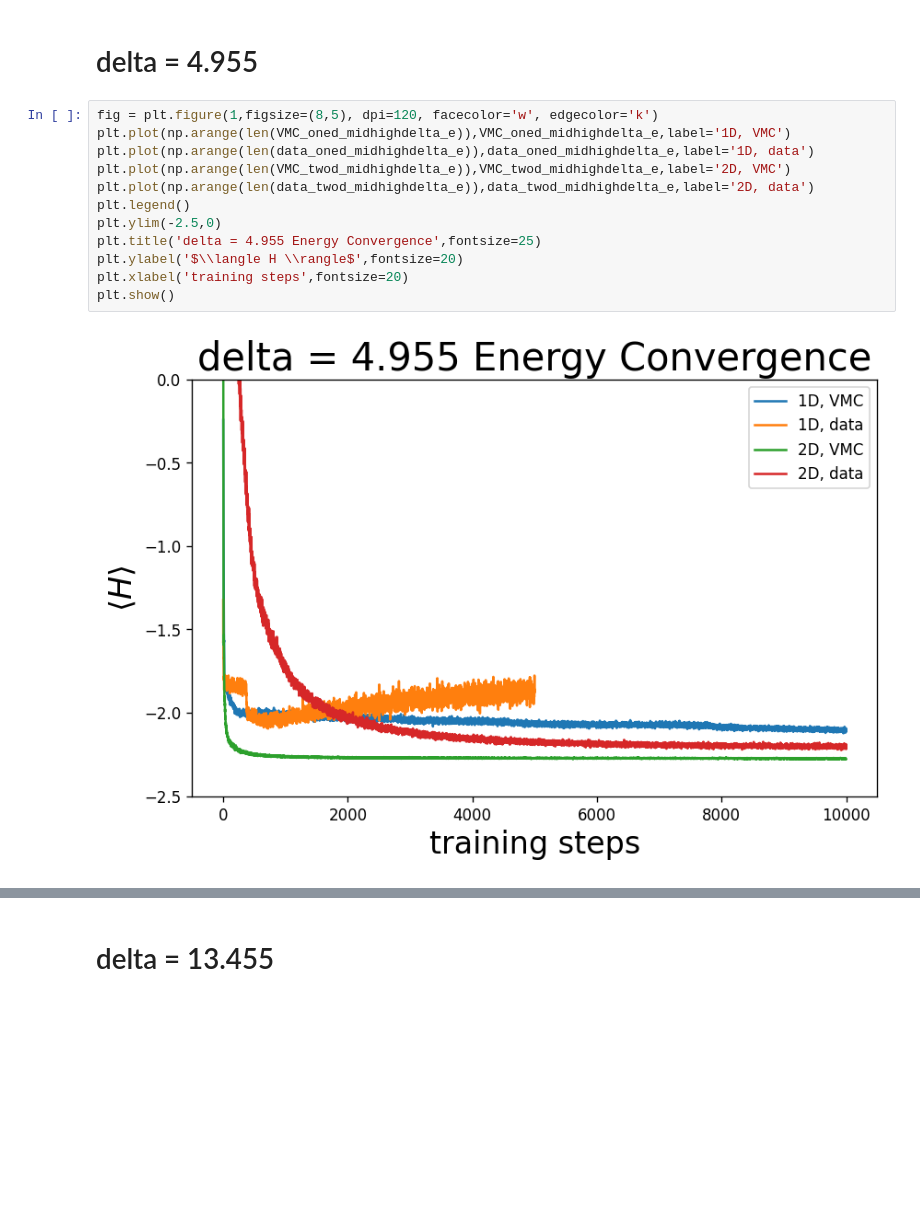
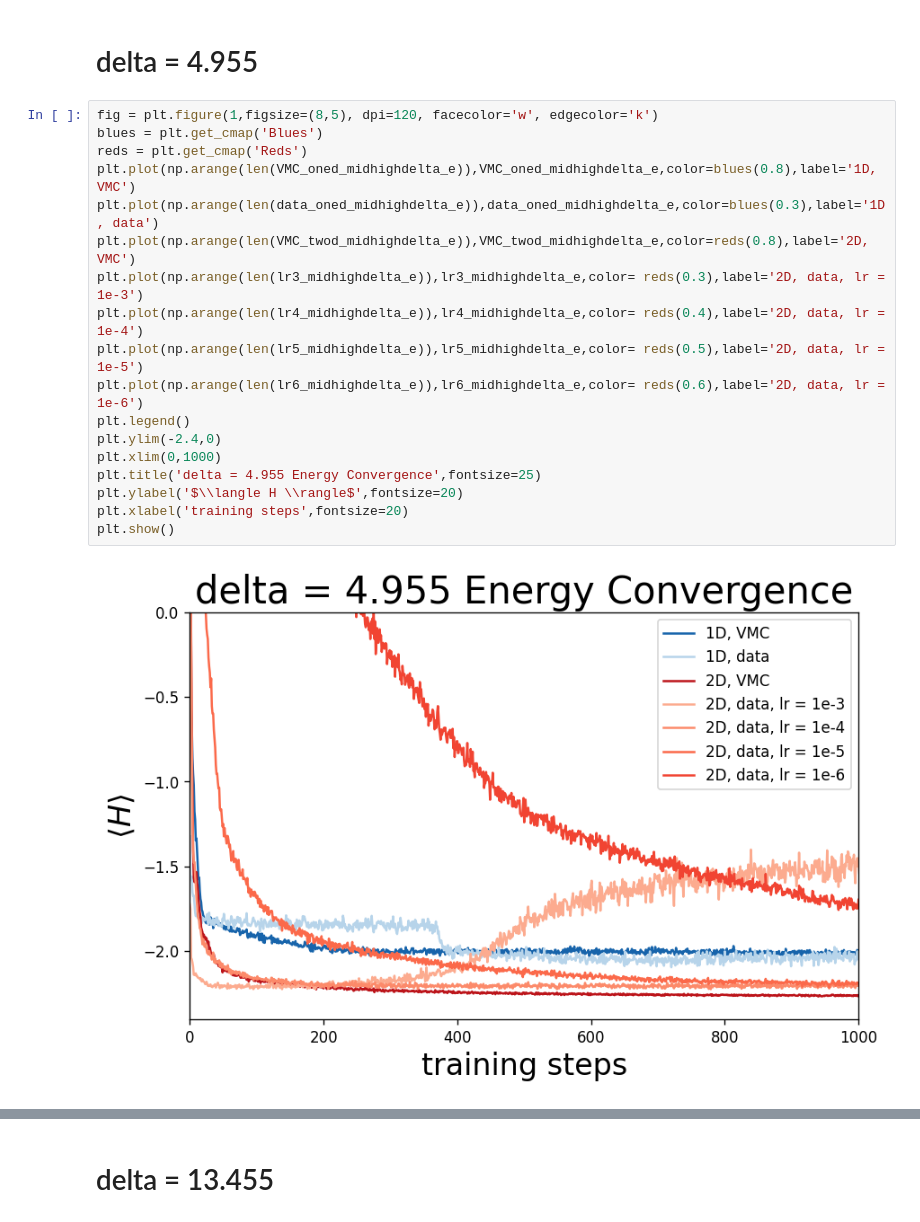
Before and after one commit to slattekr/RydbergStateReReconstruction, a Jupyter notebook: Main/KZ_notebooks/Experiments Round 1 (all delta values).ipynb, the cells around one changed output, grey strips where cells are left out. Drawn from its saved outputs; the diff is of its cells as text; blank space fills up the shorter version.

```diff
--- a/Main/KZ_notebooks/Experiments Round 1 (all delta values).ipynb
+++ b/Main/KZ_notebooks/Experiments Round 1 (all delta values).ipynb
@@ -421,15 +423,21 @@ It's amazing how much better the 2D RNN performs!!
 # delta = 4.955
 # %%
 fig = plt.figure(1,figsize=(8,5), dpi=120, facecolor='w', edgecolor='k')
-plt.plot(np.arange(len(VMC_oned_midhighdelta_e)),VMC_oned_midhighdelta_e,label='1D, VMC')
-plt.plot(np.arange(len(data_oned_midhighdelta_e)),data_oned_midhighdelta_e,label='1D, data')
-plt.plot(np.arange(len(VMC_twod_midhighdelta_e)),VMC_twod_midhighdelta_e,label='2D, VMC')
-plt.plot(np.arange(len(data_twod_midhighdelta_e)),data_twod_midhighdelta_e,label='2D, data')
+blues = plt.get_cmap('Blues')
+reds = plt.get_cmap('Reds')
+plt.plot(np.arange(len(VMC_oned_midhighdelta_e)),VMC_oned_midhighdelta_e,color=blues(0.8),label='1D, VMC')
+plt.plot(np.arange(len(data_oned_midhighdelta_e)),data_oned_midhighdelta_e,color=blues(0.3),label='1D, data')
+plt.plot(np.arange(len(VMC_twod_midhighdelta_e)),VMC_twod_midhighdelta_e,color=reds(0.8),label='2D, VMC')
+plt.plot(np.arange(len(lr3_midhighdelta_e)),lr3_midhighdelta_e,color= reds(0.3),label='2D, data, lr = 1e-3')
+plt.plot(np.arange(len(lr4_midhighdelta_e)),lr4_midhighdelta_e,color= reds(0.4),label='2D, data, lr = 1e-4')
+plt.plot(np.arange(len(lr5_midhighdelta_e)),lr5_midhighdelta_e,color= reds(0.5),label='2D, data, lr = 1e-5')
+plt.plot(np.arange(len(lr6_midhighdelta_e)),lr6_midhighdelta_e,color= reds(0.6),label='2D, data, lr = 1e-6')
 plt.legend()
-plt.ylim(-2.5,0)
+plt.ylim(-2.4,0)
+plt.xlim(0,1000)
 plt.title('delta = 4.955 Energy Convergence',fontsize=25)
 plt.ylabel('$\\langle H \\rangle$',fontsize=20)
 plt.xlabel('training steps',fontsize=20)
 plt.show()
 # %% [output]
-[figure, old version]
+[figure, new version]
```
Also changed, not shown: parts of 21 cells of this notebook, 5 other files.
